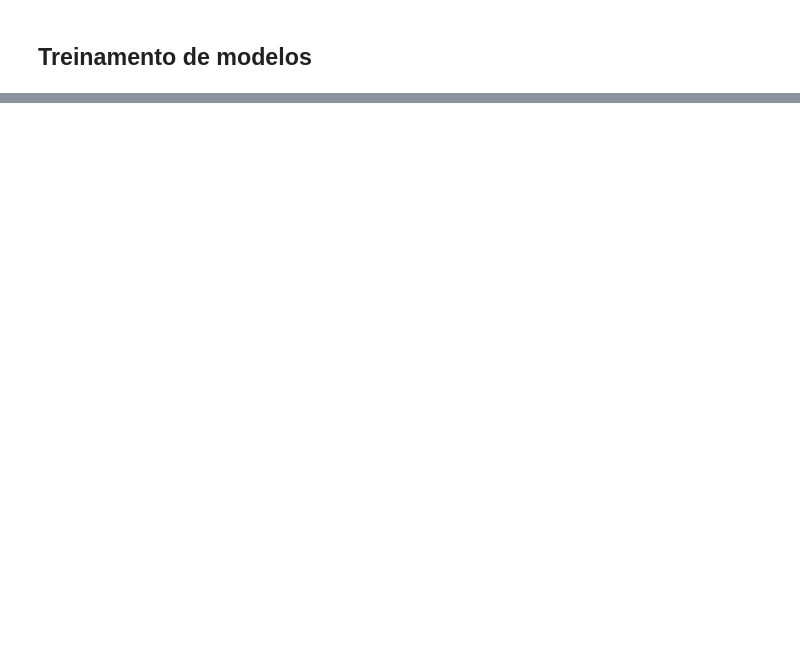
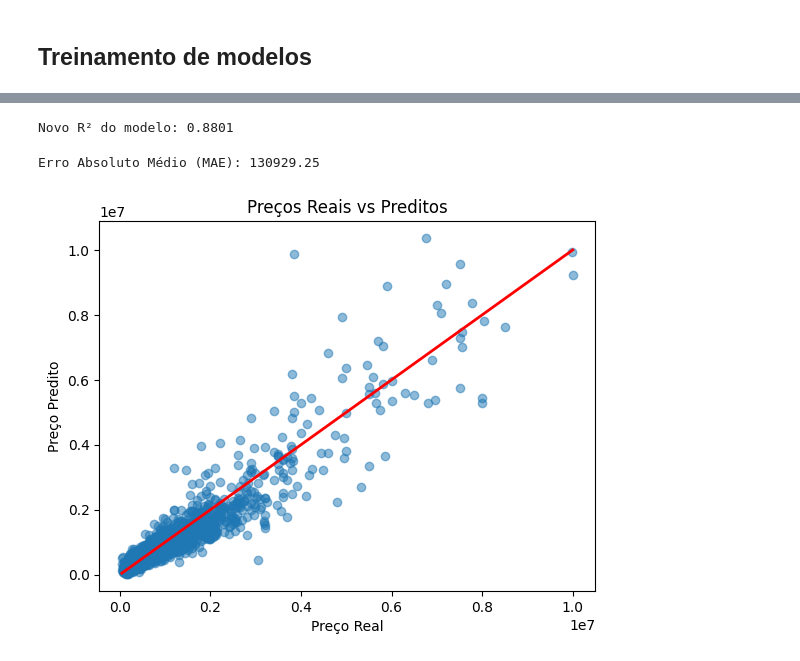
Before and after one commit to Victor-Amarante/previsao-imoveis-deepLearning, a Jupyter notebook: analise-mercado-imobiliario.ipynb, the cells around one changed output, grey strips where cells are left out. Drawn from its saved outputs; the diff is of its cells as text; code cells hidden in the pictures; blank space fills up the shorter version.

Commit message:
treinamento do modelo (fase 1)

```diff
--- a/analise-mercado-imobiliario.ipynb
+++ b/analise-mercado-imobiliario.ipynb
@@ -432,2 +354,2 @@ X
 # %%
-x_train, x_test, y_train, y_test = train_test_split(X, Y, test_size=0.3)
+X_train, X_test, y_train, y_test = train_test_split(X_tensor, y_tensor, test_size=0.3, random_state=42)
@@ -582,0 +358,22 @@ fig.show()
+# %%
+class HousePriceNN(nn.Module):
+    def __init__(self, input_size):
+        super(HousePriceNN, self).__init__()
+        self.model = nn.Sequential(
+            nn.Linear(input_size, 128),
+            nn.ReLU(),
+            nn.BatchNorm1d(128),
+            nn.Dropout(0.2),
+
+            nn.Linear(128, 64),
+            nn.ReLU(),
+            nn.BatchNorm1d(64),
+            nn.Dropout(0.3),
+
+            nn.Linear(64, 32),
+            nn.ReLU(),
+            nn.Linear(32, 1)
+        )
+
+    def forward(self, x):
+        return self.model(x)
@@ -582,0 +382,3 @@ fig.show()
+# %%
+input_dim = X_train.shape[1]
+model = HousePriceNN(input_dim)
@@ -582,0 +414,23 @@ fig.show()
+# %%
+y_pred = model(X_tensor).detach().numpy()
+y_true = y_tensor.numpy()
+
+r2 = r2_score(y_true, y_pred)
+print(f'Novo R² do modelo: {r2:.4f}')
+# %% [output]
+Novo R² do modelo: 0.8801
+# %%
+mae = mean_absolute_error(y_true, y_pred)
+print(f'Erro Absoluto Médio (MAE): {mae:.2f}')
+# %% [output]
+Erro Absoluto Médio (MAE): 130929.25
+# %%
+# plotar as previsões versus valores reais
+plt.scatter(y_true, y_pred, alpha=0.5)
+plt.plot([y_true.min(), y_true.max()], [y_true.min(), y_true.max()], color='red', lw=2)
+plt.xlabel('Preço Real')
+plt.ylabel('Preço Predito')
+plt.title('Preços Reais vs Preditos')
+plt.show()
+# %% [output]
+[figure, added]
```
Also changed, not shown: parts of 55 cells of this notebook, 1 other file.
